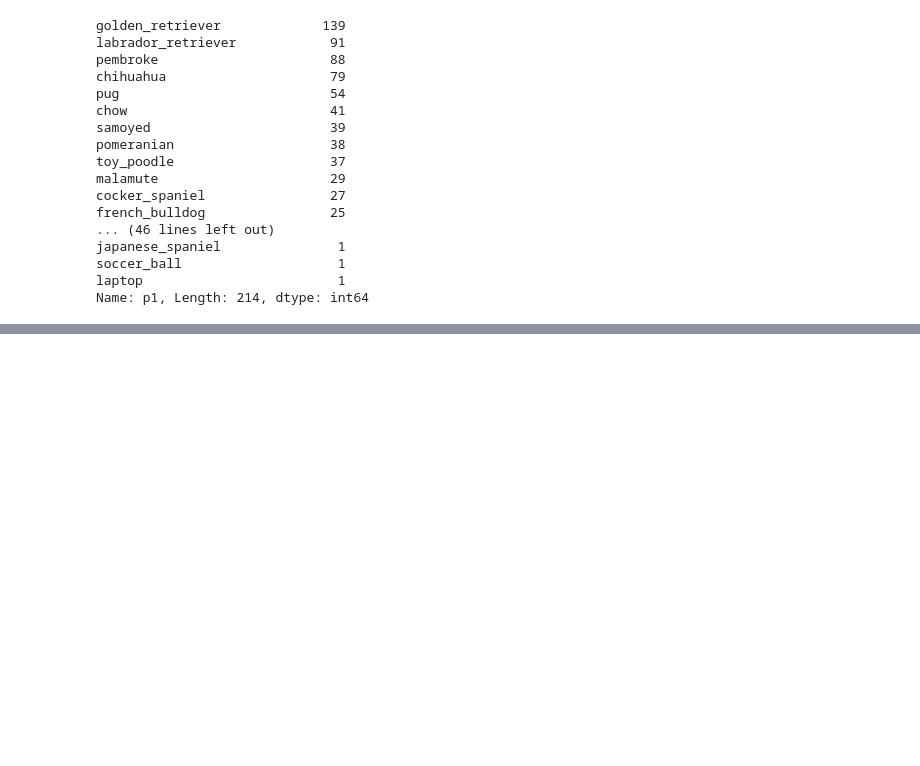
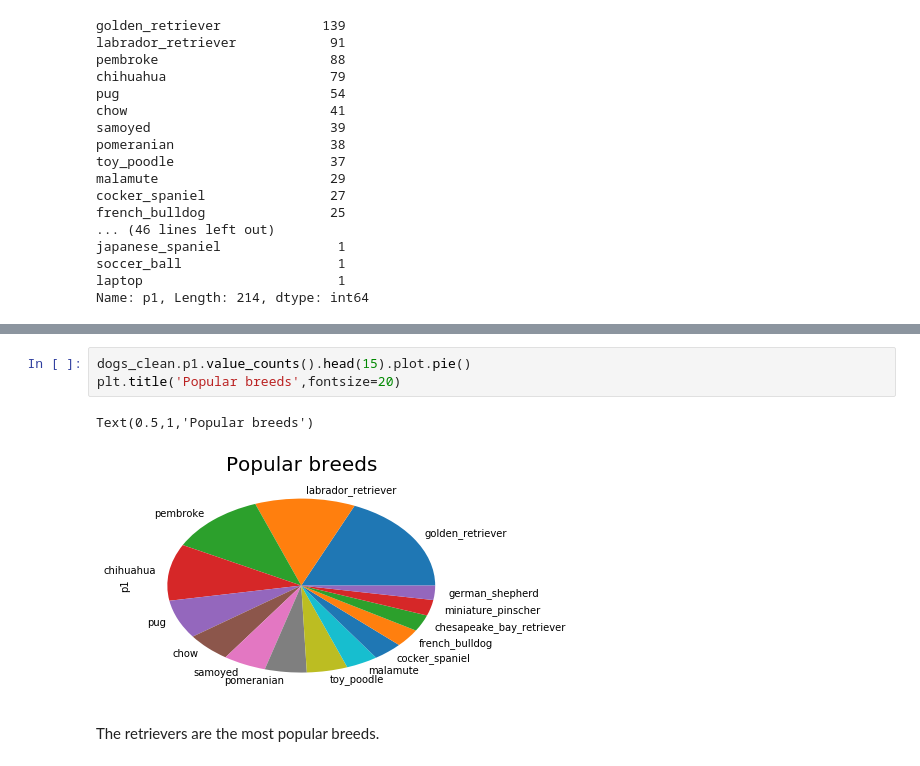
Before and after one commit to cnegrelli/Data_Wrangling_Project, a Jupyter notebook: wrangle_act.ipynb, the cells around one changed output, grey strips where cells are left out. Drawn from its saved outputs; the diff is of its cells as text; blank space fills up the shorter version.

```diff
--- a/wrangle_act.ipynb
+++ b/wrangle_act.ipynb
@@ -639,0 +709,8 @@ Name: p1, Length: 214, dtype: int64
+# %%
+dogs_clean.p1.value_counts().head(15).plot.pie()
+plt.title('Popular breeds',fontsize=20)
+# %% [output]
+Text(0.5,1,'Popular breeds')
+[figure, added]
+# %% [markdown]
+The retrievers are the most popular breeds.
```
Also changed, not shown: parts of 14 cells of this notebook.
